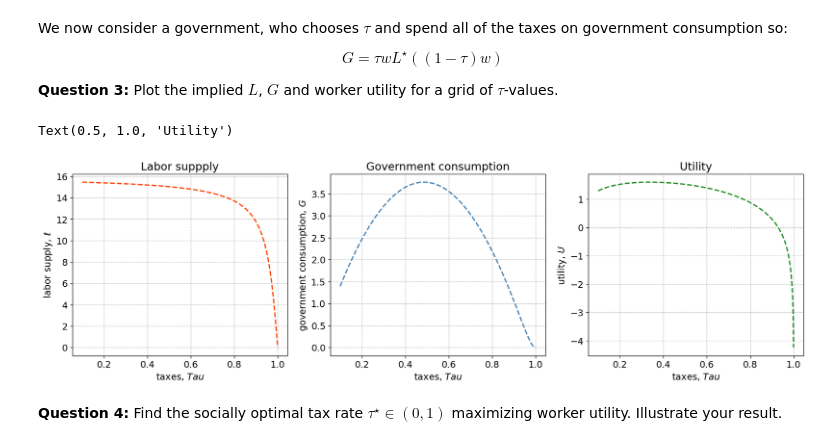
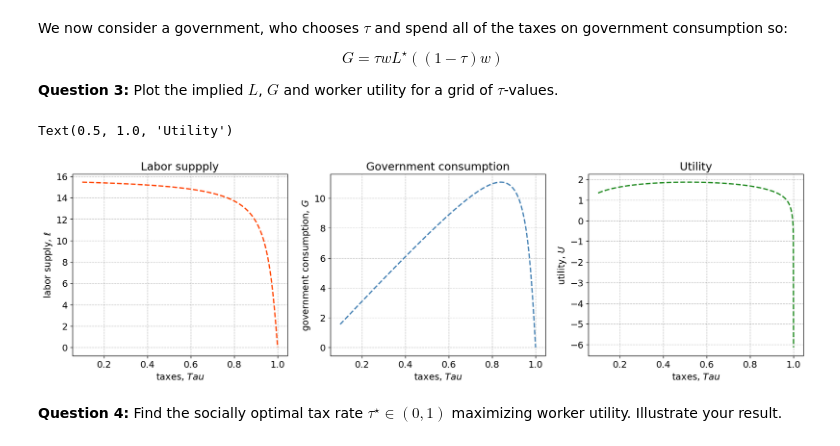
Before and after one commit to NumEconCopenhagen/projects-2023-latin-power, a Jupyter notebook: Exam/Exam-2023-notebook.ipynb, the cells around one changed output. Drawn from its saved outputs; the diff is of its cells as text; code cells hidden in the pictures.

```diff
--- a/Exam/Exam-2023-notebook.ipynb
+++ b/Exam/Exam-2023-notebook.ipynb
@@ -73,7 +73,7 @@ sol[0]
 # %% [output]
 $\displaystyle \frac{- \kappa v - \sqrt{v \left(4 \alpha w_{star}^{2} + \kappa^{2} v\right)}}{2 v w_{star}}$
 # %%
-# We can also de the maximization and compare the results
+# We can also do the maximization and compare the results
 
 #We first set the parameters
 alpha = 0.5
@@ -93,7 +93,7 @@ def u(c, l, alpha, v, g): #utility
     else :
         utility = math.log(c**alpha * g**(1 - alpha))
 
-    desutility = v * l**2/2
+    desutility = v * (l**2)/2
 
     return utility - desutility
 
@@ -158,10 +158,10 @@ $$
 #We first set the parameters
 alpha = 0.5
 kappa = 1.0
-v = 1 / (2 * (16 ** 2))
+v = 1 / (2 * 16 ** 2)
 w = 1.0
 
-#We create a liinear space for tau to check how the labour and government consumption change
+#We create a linear space for tau to check how the labour and government consumption change
 N = 1_000
 tau_vec = np.linspace(0.1,1.0,N)
 l_vec = np.zeros(N)
@@ -169,35 +169,35 @@ g_vec = np.zeros(N)
 u_vec = np.zeros(N)
 
 for i in range(N):
     tau = tau_vec[i]
     l_vec[i] = maximize_u()
-    g_vec[i] = tau*w*l_vec[i] * ((1 - tau)*w)
+    g_vec[i] = tau*w*l_vec[i]
     c_val = c(l_vec[i], kappa, tau, w) #we calcule the value of c to evaluate the following function
     u_vec[i] = u(c_val, l_vec[i], alpha, v, g_vec[i])
 
 #we plot the solutions:
 fig = plt.figure(figsize=(20,5))
 
 ax = fig.add_subplot(1,3,1)
 ax.plot(tau_vec,l_vec, '--', linewidth=2, color='orangered')
 ax.set_xlabel('taxes, $Tau$')
 ax.set_ylabel('labor supply, $\ell$')
 ax.set_title('Labor suppply')
 
 ax = fig.add_subplot(1,3,2)
 ax.plot(tau_vec,g_vec, '--', linewidth=2, color='steelblue')
 ax.set_xlabel('taxes, $Tau$')
 ax.set_ylabel('government consumption, $G$')
 ax.set_title('Government consumption')
 
 ax = fig.add_subplot(1,3,3)
 ax.plot(tau_vec,u_vec, '--', linewidth=2, color='forestgreen')
 ax.set_xlabel('taxes, $Tau$')
 ax.set_ylabel('utility, $U$')
 ax.set_title('Utility')
 # %% [output]
 Text(0.5, 1.0, 'Utility')
-[figure, old version]
+[figure, new version]
 # %% [markdown]
 **Question 4:** Find the socially optimal tax rate $\tau^{\star}\in(0,1)$ maximizing worker utility. Illustrate your result.
 # %%
```
Also changed, not shown: parts of 8 cells of this notebook.
